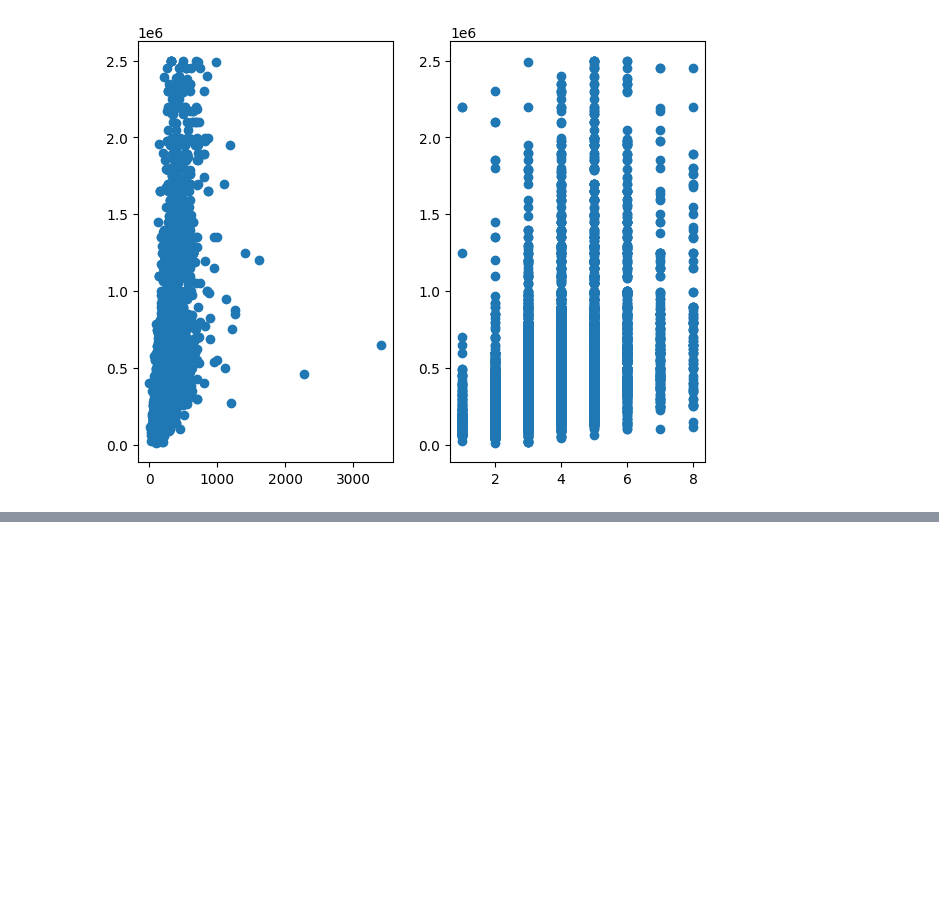
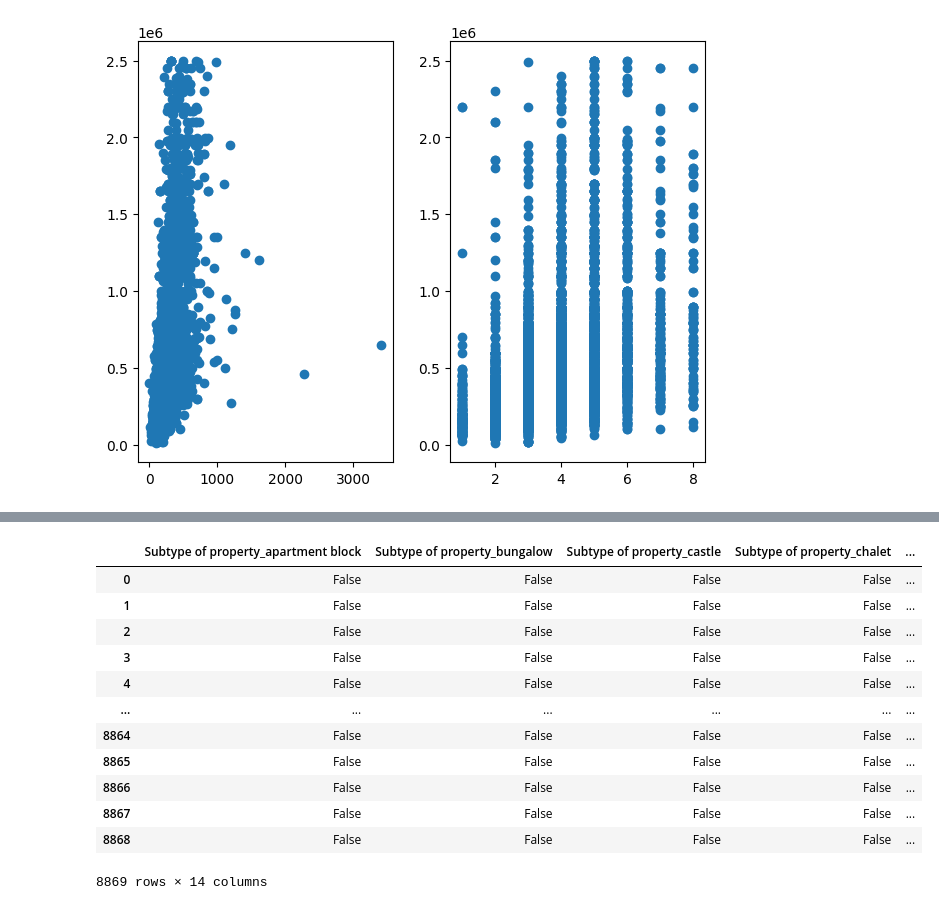
Before and after one commit to Ta-DevSark/challenge-regression, a Jupyter notebook: melike_test.ipynb, the cells around one changed output, grey strips where cells are left out. Cells and saved outputs as stored; diff of their text form; code cells hidden in the pictures; blank space fills up the shorter version.

```diff
--- a/melike_test.ipynb
+++ b/melike_test.ipynb
@@ -417,0 +440,8 @@ plt.show()
+# %%
+mansion = ["manor house","mansion","castle","exceptional property"]
+house = ["house","villa","bungalow","chalet","country cottage","farmhouse","mixed use building","town house"]
+other = ["apartment block","other property"]
+# %%
+new_df["Mansion"] = new_df["Subtype of property"].apply(lambda x: 1 if x in mansion else 0)
+new_df["Villa"] = new_df["Subtype of property"].apply(lambda x: 1 if x in mansion else 0)
+new_df["Mansion"] = new_df["Subtype of property"].apply(lambda x: 1 if x in mansion else 0)
@@ -417,0 +452,3 @@ plt.show()
+# %%
+province = pd.get_dummies(new_df[['Province']])
+type_house = pd.get_dummies(new_df[['Subtype of property']])
@@ -417,0 +461,16 @@ plt.show()
+# %%
+type_house
+# %% [output]
+|  | Subtype of property_apartment block | Subtype of property_bungalow | Subtype of property_castle | Subtype of property_chalet | ... |
+| 0 | False | False | False | False | ... |
+| 1 | False | False | False | False | ... |
+| 2 | False | False | False | False | ... |
+| 3 | False | False | False | False | ... |
+| 4 | False | False | False | False | ... |
+| ... | ... | ... | ... | ... | ... |
+| 8864 | False | False | False | False | ... |
+| 8865 | False | False | False | False | ... |
+| 8866 | False | False | False | False | ... |
+| 8867 | False | False | False | False | ... |
+| 8868 | False | False | False | False | ... |
+8869 rows × 14 columns
```
Also changed, not shown: parts of 11 cells of this notebook, 2 other files.
